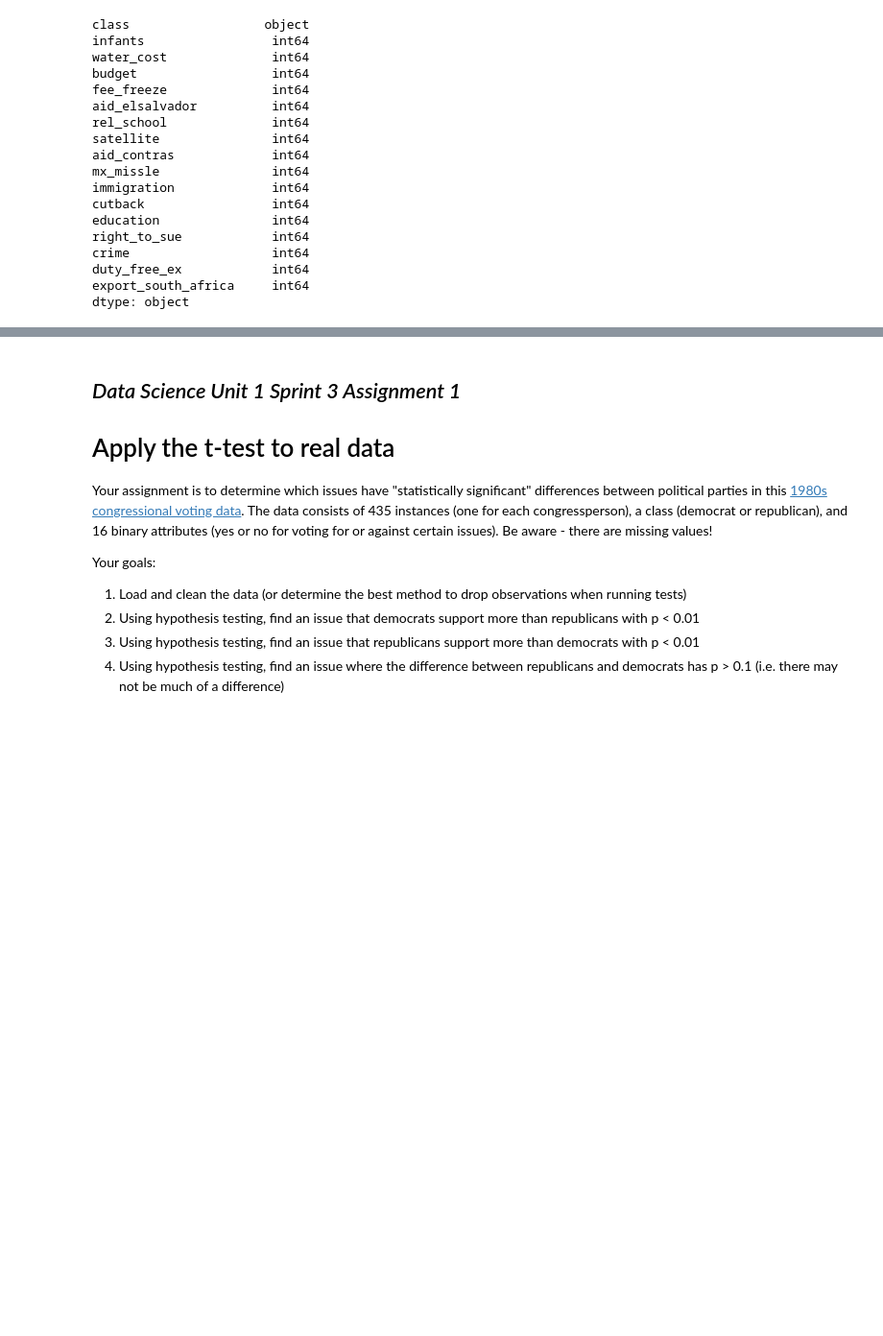
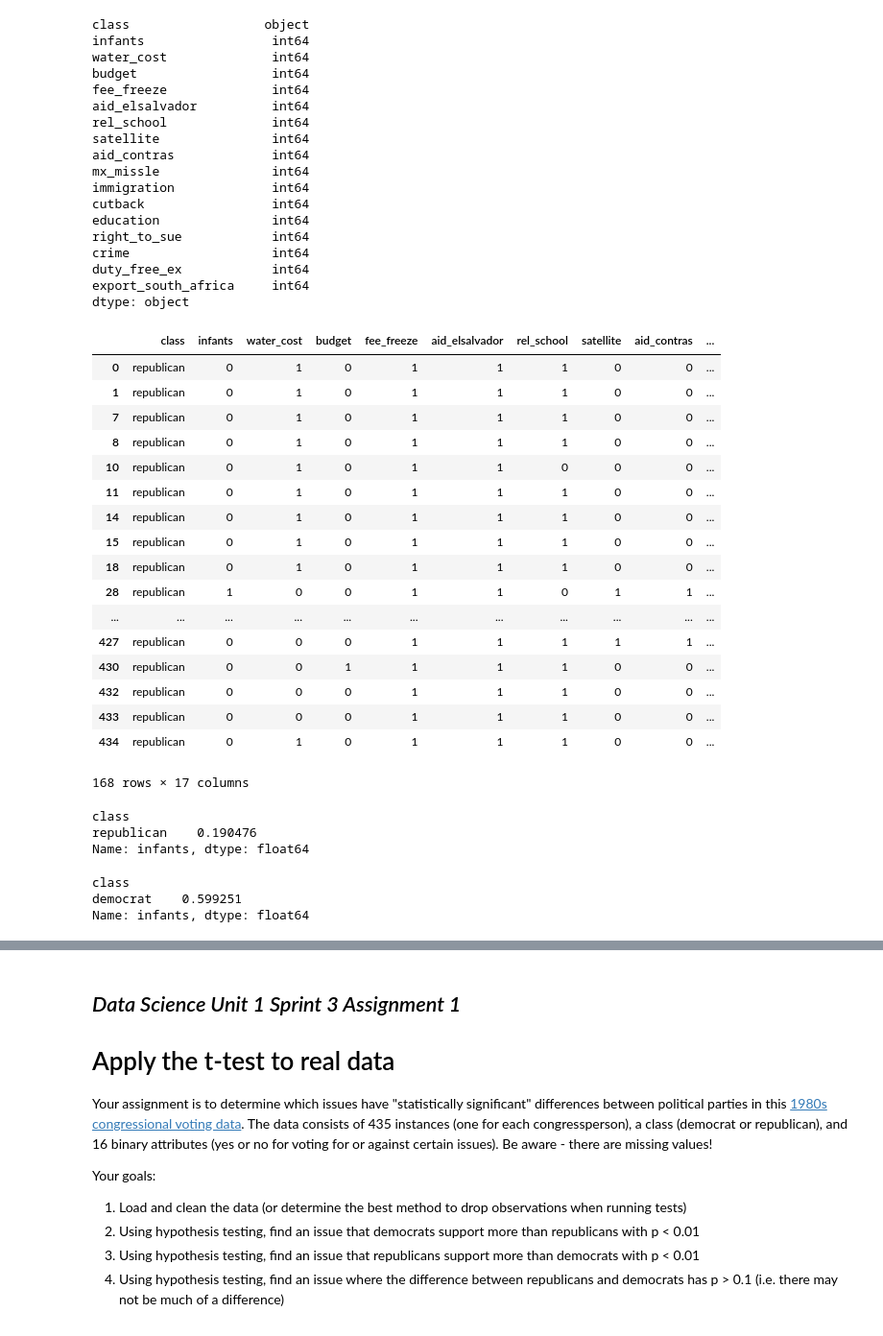
Before and after one commit to cardstud/DS-Unit-1-Sprint-3-Statistical-Tests-and-Experiments, a Jupyter notebook: module1-statistics-probability-and-inference/LS_DS_131_Statistics_Probability_Assignment.ipynb, the cells around one changed output, grey strips where cells are left out. Shown at 96% size. Drawn from its saved outputs; the diff is of its cells as text; code cells hidden in the pictures; blank space fills up the shorter version.

```diff
--- a/module1-statistics-probability-and-inference/LS_DS_131_Statistics_Probability_Assignment.ipynb
+++ b/module1-statistics-probability-and-inference/LS_DS_131_Statistics_Probability_Assignment.ipynb
@@ -260,0 +286,21 @@ dtype: object
+# %%
+df_republican
+# %% [output]
+|  | class | infants | water_cost | budget | fee_freeze | aid_elsalvador | rel_school | satellite | aid_contras | ... |
+| 0 | republican | 0 | 1 | 0 | 1 | 1 | 1 | 0 | 0 | ... |
+| 1 | republican | 0 | 1 | 0 | 1 | 1 | 1 | 0 | 0 | ... |
+| 7 | republican | 0 | 1 | 0 | 1 | 1 | 1 | 0 | 0 | ... |
+| 8 | republican | 0 | 1 | 0 | 1 | 1 | 1 | 0 | 0 | ... |
+| 10 | republican | 0 | 1 | 0 | 1 | 1 | 0 | 0 | 0 | ... |
+| 11 | republican | 0 | 1 | 0 | 1 | 1 | 1 | 0 | 0 | ... |
+| 14 | republican | 0 | 1 | 0 | 1 | 1 | 1 | 0 | 0 | ... |
+| 15 | republican | 0 | 1 | 0 | 1 | 1 | 1 | 0 | 0 | ... |
+| 18 | republican | 0 | 1 | 0 | 1 | 1 | 1 | 0 | 0 | ... |
+| 28 | republican | 1 | 0 | 0 | 1 | 1 | 0 | 1 | 1 | ... |
+| ... | ... | ... | ... | ... | ... | ... | ... | ... | ... | ... |
+| 427 | republican | 0 | 0 | 0 | 1 | 1 | 1 | 1 | 1 | ... |
+| 430 | republican | 0 | 0 | 1 | 1 | 1 | 1 | 0 | 0 | ... |
+| 432 | republican | 0 | 0 | 0 | 1 | 1 | 1 | 0 | 0 | ... |
+| 433 | republican | 0 | 0 | 0 | 1 | 1 | 1 | 0 | 0 | ... |
+| 434 | republican | 0 | 1 | 0 | 1 | 1 | 1 | 0 | 0 | ... |
+168 rows × 17 columns
@@ -260,0 +309,6 @@ dtype: object
+# %%
+rep_infants
+# %% [output]
+class
+republican    0.190476
+Name: infants, dtype: float64
@@ -261,3 +317,9 @@ dtype: object
+# %%
+demo_infants
+# %% [output]
+class
+democrat    0.599251
+Name: infants, dtype: float64
 # %%
 from scipy.stats import ttest_ind, ttest_ind_from_stats, ttest_rel
 # %%
```
Also changed, not shown: parts of 10 cells of this notebook.
